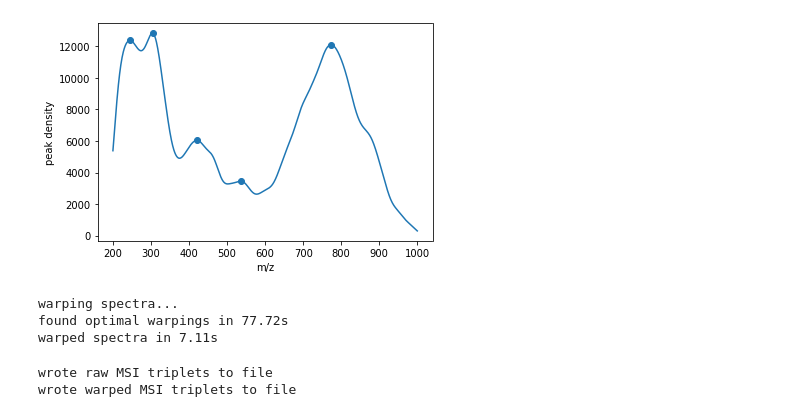
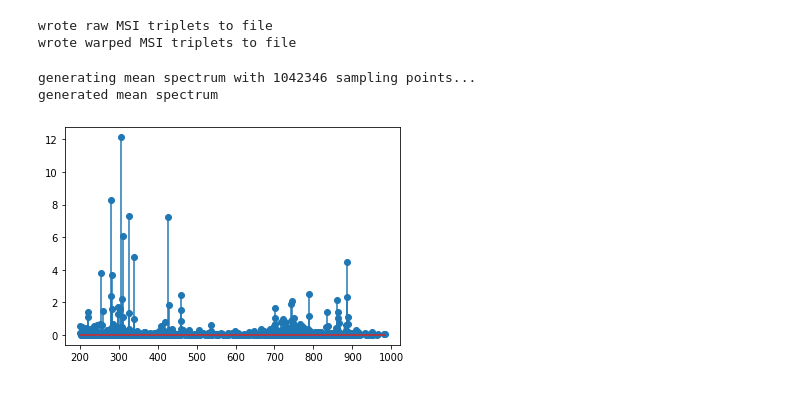
Before and after one commit to horvatovichlab/MSIWarp, a Jupyter notebook: examples/warp_orbitrap_desi_imzml.ipynb, the cells around one changed output. Drawn from its saved outputs; the diff is of its cells as text; code cells hidden in the pictures.

```diff
--- a/examples/warp_orbitrap_desi_imzml.ipynb
+++ b/examples/warp_orbitrap_desi_imzml.ipynb
@@ -10,10 +10,13 @@ fdir = 'datasets/orbitrap-desi/'
 imzml_path = fdir + 'A67 CT S4-centroid.imzML'
 fpath_triplets_raw = fdir + 'triplets_raw.dat'
 fpath_triplets_warped = fdir + 'triplets_warped.dat'
+fpath_dispersion_csv = fdir + 'results/dispersion_100.csv'
+fpath_scatter = fdir + 'results/scatter'
 
 sigma_1 = 3.0e-7
 epsilon = 1.0
 slack = 2.0 * epsilon * sigma_1
+instrument_type = 'orbitrap'
 
 mz_begin = 200
 mz_end = 1000
@@ -64,4 +63,9 @@ t0 = time.time()
 warping_funcs = mx.find_optimal_warpings_uni(spectra, s_ref, params, epsilon, n_cores)
 t1 = time.time()
 print("found optimal warpings in {:0.2f} seconds".format(t1 - t0))
+
+t2 = time.time()
+warped_spectra = [mx.warp_peaks_unique(s_i, r_i) for (s_i, r_i) in zip(spectra, warping_funcs)]
+t3 = time.time()
+print("warped spectra in {:0.2f}s".format(t3 - t2))
 # %% [output]
@@ -92,45 +74,3 @@ plt.show()
-# %%
-# warp spectra
-xi = np.linspace(mz_begin, mz_end, 1000)
-(yi, xp, yp) = peak_density_mz(spectra, xi, bandwidth=15, stride=100)
-
-node_mzs = (xp[:-1] + xp[1:]) / 2
-node_mzs = np.array([mz_begin, *node_mzs, mz_end])
-
-# and we let the slack of the warping nodes increase with m/z like peak width
-node_deltas = np.array([node_delta * mz ** (3/2)  for mz in node_mzs])
-nodes = mx.initialize_nodes(node_mzs, node_deltas, n_steps)
-
-#
-_, ax = plt.subplots(figsize=(6,4))
-ax.plot(xi, yi)
-ax.scatter(xp, yp)
-ax.set_ylabel('peak density')
-ax.set_xlabel('m/z')
-plt.show()
-# %% [output]
-[figure, removed]
-# %%
-# choose a reference spectrum
-i_r = 200
-s_r = spectra[i_r]
-
-print("warping spectra...")
-
-import time
-t0 = time.time()
-optimal_moves = mx.find_optimal_spectra_warpings(spectra, s_r, nodes, epsilon)
-t1 = time.time()
-print("found optimal warpings in {:0.2f}s".format(t1 - t0))
-
-t2 = time.time()
-warped_spectra = [mx.warp_peaks(s_i, nodes, o_i) for (s_i, o_i) in zip(spectra, optimal_moves)]
-t3 = time.time()
-print("warped spectra in {:0.2f}s".format(t3 - t2))
-# %% [output]
-warping spectra...
-found optimal warpings in 77.72s
-warped spectra in 7.11s
 # %%
 # save raw and warped data spectra in the MSI triplet format
 if mx.spectra_to_triplets(fpath_triplets_raw, spectra):
@@ -141,3 +81,24 @@ if mx.spectra_to_triplets(fpath_triplets_warped, warped_spectra):
 # %% [output]
 wrote raw MSI triplets to file
 wrote warped MSI triplets to file
+# %%
+# ---------- mean spectrum ----------
+from msiwarp.util.warp import generate_mean_spectrum, to_mz
+
+n_points = 2000000
+s_m = generate_mean_spectrum(warped_spectra, n_points, sigma_1,
+                             mz_begin, mz_end, tic, instrument_type)
+
+s_m_1000 = mx.peaks_top_n(s_m, 1000) # returns peak list sorted by intensity, not m/z
+s_r = sorted(s_m_1000, key=lambda peak: peak.mz)
+
+s_m_100 = mx.peaks_top_n(s_m, 100)
+mz_ref = np.sort(to_mz(s_m_100))
+# %% [output]
+generating mean spectrum with 1042346 sampling points...
+generated mean spectrum
+# %%
+plt.stem(to_mz(s_m_1000), to_height(s_m_1000), use_line_collection=True)
+plt.show()
+# %% [output]
+[figure, added]
```
Also changed, not shown: parts of 10 cells of this notebook, 2 other files.
